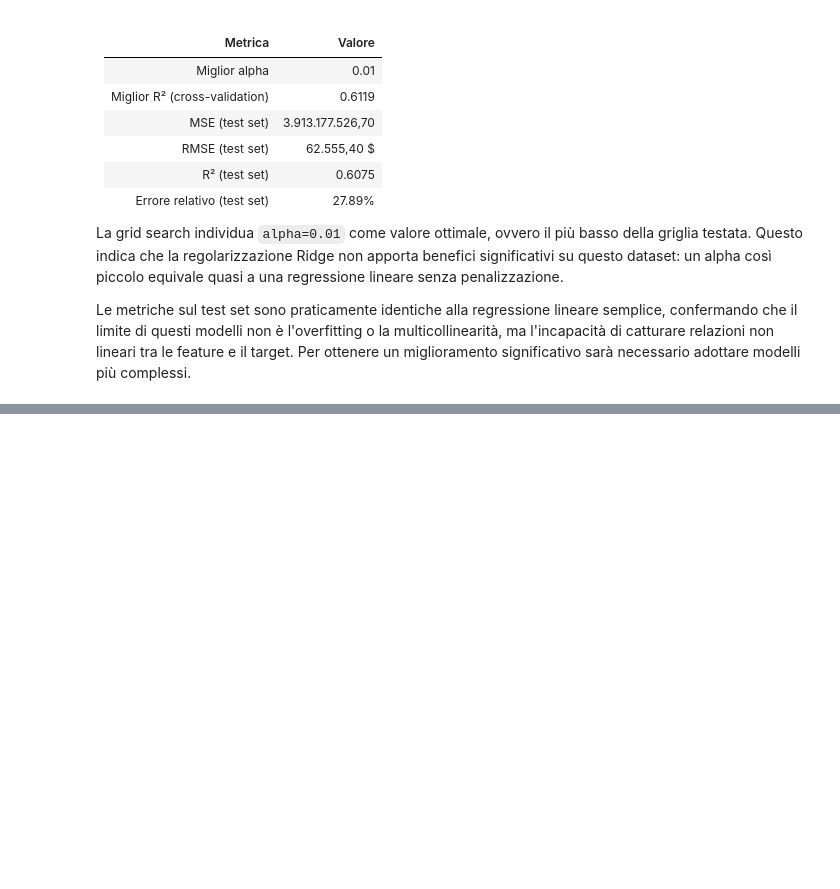
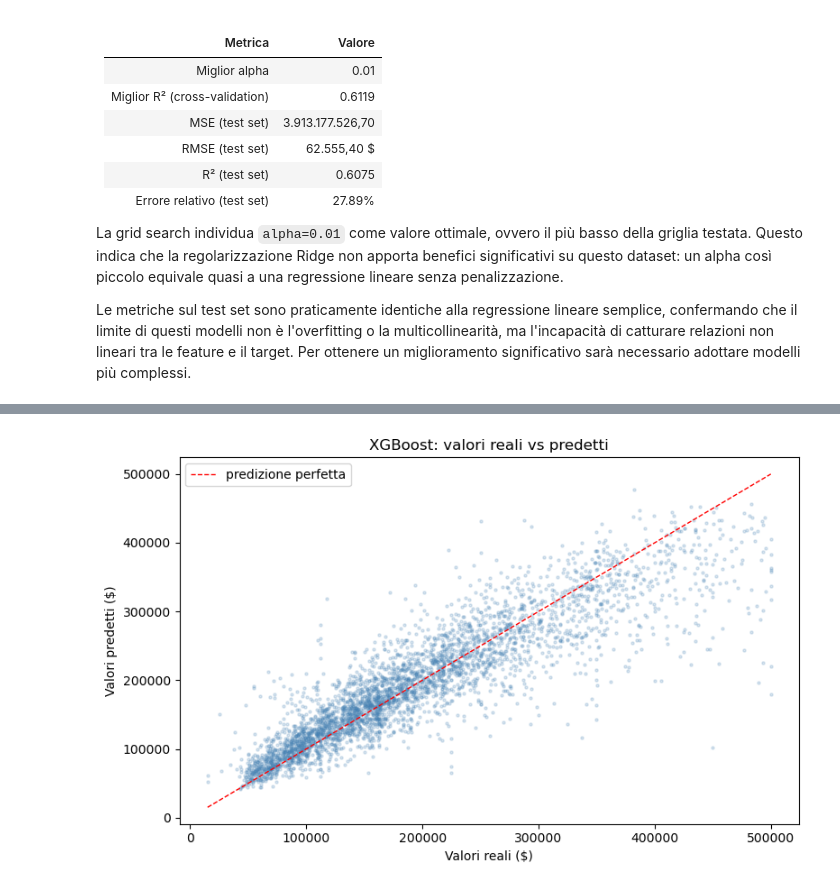
Before and after one commit to leodama04/progetto_data_intensive, a Jupyter notebook: progetto.ipynb, the cells around one changed output, grey strips where cells are left out. Cells and saved outputs as stored; diff of their text form; code cells hidden in the pictures; blank space fills up the shorter version.

```diff
--- a/progetto.ipynb
+++ b/progetto.ipynb
@@ -689,0 +797,3 @@ necessario adottare modelli più complessi.
+# %%
+data.columns = data.columns.str.replace("<", "lt", regex=False)
+print(data.columns.tolist())
@@ -689,0 +813,27 @@ necessario adottare modelli più complessi.
+# %%
+from xgboost import XGBRegressor
+
+xgb = XGBRegressor(n_estimators=100, learning_rate=0.1,
+                   max_depth=6, random_state=42, n_jobs=-1)
+xgb.fit(X_train, y_train)
+
+y_pred_xgb = xgb.predict(X_test)
+
+mse_xgb = mean_squared_error(y_test, y_pred_xgb)
+rmse_xgb = np.sqrt(mse_xgb)
+r2_xgb = r2_score(y_test, y_pred_xgb)
+errore_relativo_xgb = np.mean(np.abs((y_test - y_pred_xgb) / y_test)) * 100
+
+print(f"MSE:              {mse_xgb:,.2f}")
+print(f"RMSE:             {rmse_xgb:,.2f}")
+print(f"R²:               {r2_xgb:.4f}")
+print(f"Errore relativo:  {errore_relativo_xgb:.2f}%")
+
+# Feature importance
+imp_df = pd.DataFrame({
+    "feature": X.columns,
+    "importanza": xgb.feature_importances_
+}).sort_values("importanza", ascending=False)
+
+print("\nFeature importance:")
+print(imp_df.to_string(index=False))
@@ -689,0 +894,13 @@ necessario adottare modelli più complessi.
+# %%
+plt.figure(figsize=(8, 5))
+plt.scatter(y_test, y_pred_xgb, alpha=0.2, s=5, color="steelblue")
+plt.plot([y_test.min(), y_test.max()], [y_test.min(), y_test.max()],
+         color="red", linewidth=1, linestyle="--", label="predizione perfetta")
+plt.xlabel("Valori reali ($)")
+plt.ylabel("Valori predetti ($)")
+plt.title("XGBoost: valori reali vs predetti")
+plt.legend()
+plt.tight_layout()
+plt.show()
+# %% [output]
+[figure, added]
```
Also changed, not shown: parts of 15 cells of this notebook.
